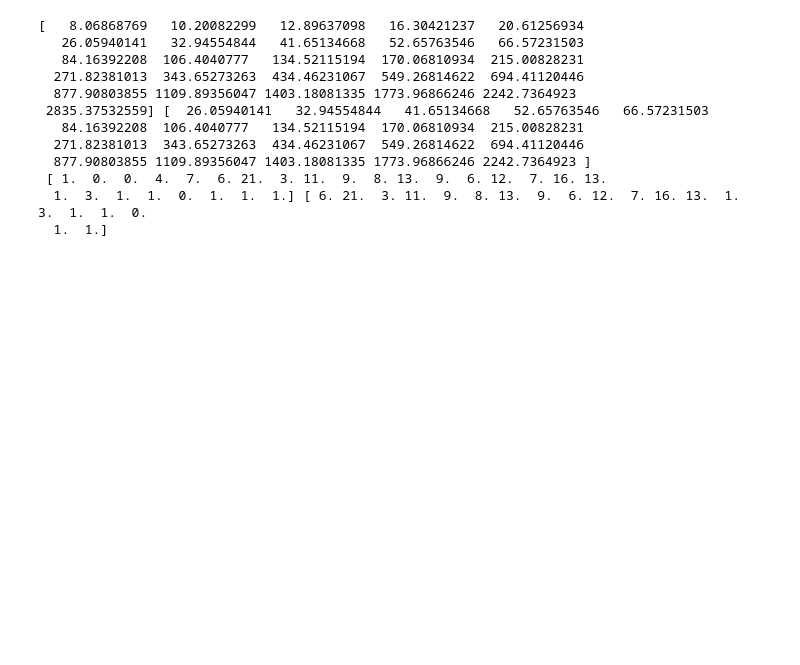
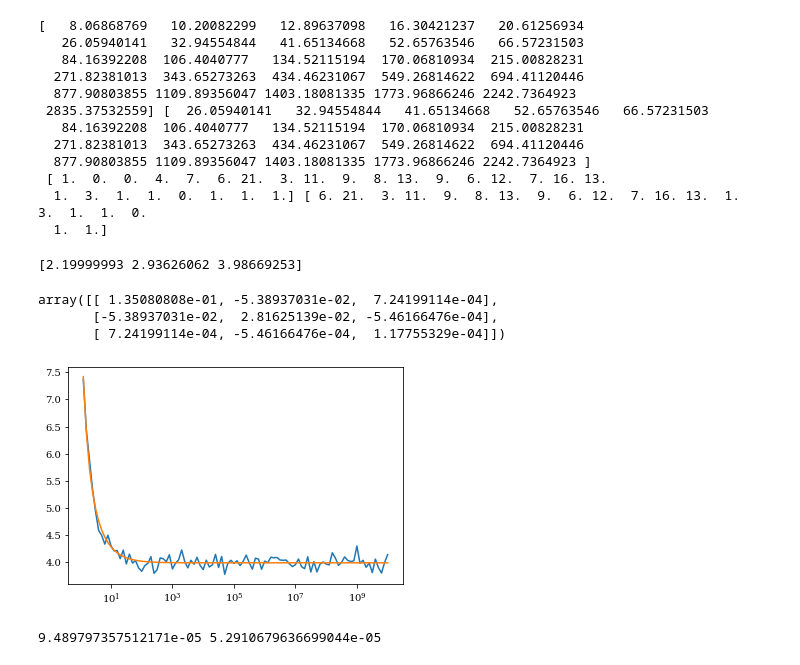
Before and after one commit to antoninvapa/Masters-Project, a Jupyter notebook: PopIII_IMF_fit.ipynb, the cells around one changed output. Drawn from its saved outputs; the diff is of its cells as text; code cells hidden in the pictures; blank space fills up the shorter version.

```diff
--- a/PopIII_IMF_fit.ipynb
+++ b/PopIII_IMF_fit.ipynb
@@ -144,3 +145,31 @@ print(Hirano_x, Hirano_x[5:-1], '\n', Hirano_y, Hirano_y[5:-1])
  [ 1.  0.  0.  4.  7.  6. 21.  3. 11.  9.  8. 13.  9.  6. 12.  7. 16. 13.
   1.  3.  1.  1.  0.  1.  1.  1.] [ 6. 21.  3. 11.  9.  8. 13.  9.  6. 12.  7. 16. 13.  1.  3.  1.  1.  0.
   1.  1.]
+# %%
+from scipy.optimize import curve_fit
+import numpy as np
+
+# Define the function to fit
+def my_func(x, a, b, c):
+  return a * x**-3 + b*x**-1 + c
+
+# Generate some fake data to fit
+x_data = np.logspace(0.1, 10, 100)
+y_data = my_func(x_data, 2, 3, 4) + np.random.normal(scale=0.1, size=100)
+
+# Fit the function to the data using curve_fit
+params, cov = curve_fit(my_func, x_data, y_data, bounds=([1.8, 2.8, 3.8], [2.2, 3.2, 4.2]))
+
+# Print the fitted parameters
+print(params)  # should be close to (2, 3)
+
+plt.plot(x_data, y_data)
+plt.plot(x_data, my_func(x_data, *params))
+plt.xscale('log')
+cov
+# %% [output]
+[2.19999993 2.93626062 3.98669253]
+array([[ 1.35080808e-01, -5.38937031e-02,  7.24199114e-04],
+       [-5.38937031e-02,  2.81625139e-02, -5.46166476e-04],
+       [ 7.24199114e-04, -5.46166476e-04,  1.17755329e-04]])
+[figure, added]
@@ -146,0 +180,4 @@ print(Hirano_x, Hirano_x[5:-1], '\n', Hirano_y, Hirano_y[5:-1])
+# %%
+print(T20, T30)
+# %% [output]
+9.489797357512171e-05 5.2910679636699044e-05
```
Also changed, not shown: parts of 4 cells of this notebook.
